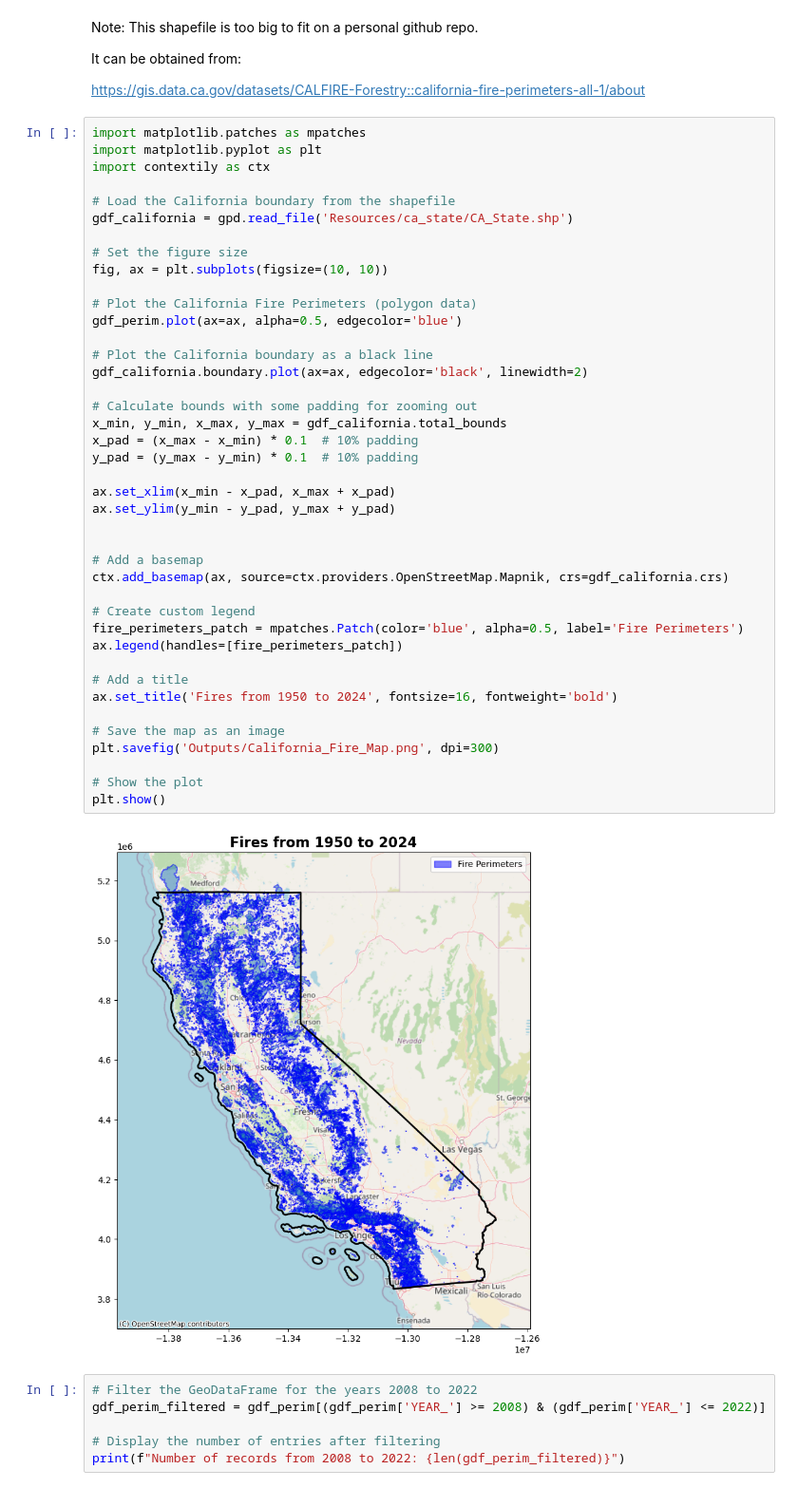
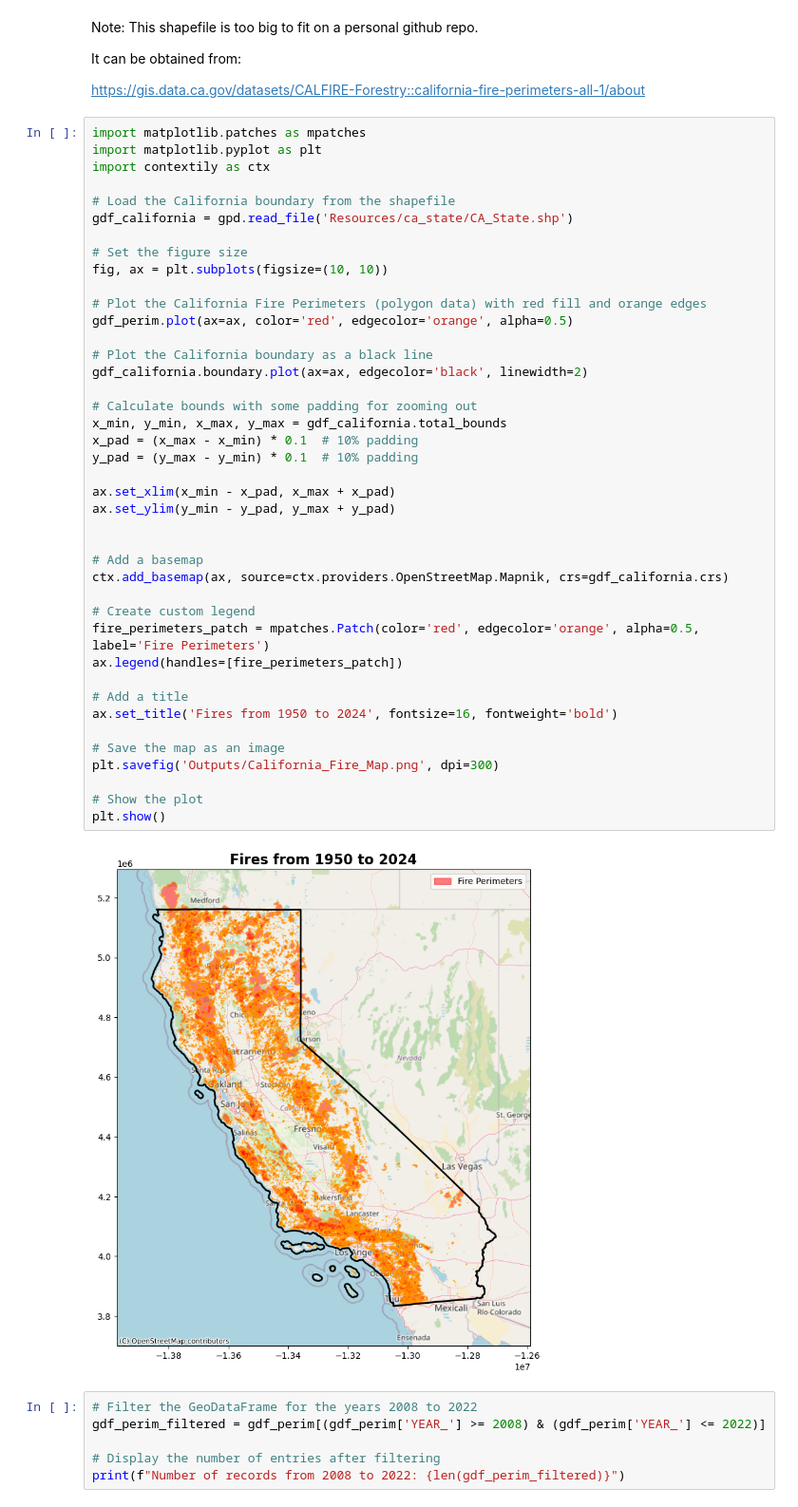
Before and after one commit to LegallyNotBlonde/Fire-Analysis, a Jupyter notebook: FirePerimter_data_extract.ipynb, the cells around one changed output. Shown at 95% size. Cells and saved outputs as stored; diff of their text form.

```diff
--- a/FirePerimter_data_extract.ipynb
+++ b/FirePerimter_data_extract.ipynb
@@ -67,38 +67,38 @@ gdf_california = gpd.read_file('Resources/ca_state/CA_State.shp')
 # Set the figure size
 fig, ax = plt.subplots(figsize=(10, 10))
 
-# Plot the California Fire Perimeters (polygon data)
-gdf_perim.plot(ax=ax, alpha=0.5, edgecolor='blue')
+# Plot the California Fire Perimeters (polygon data) with red fill and orange edges
+gdf_perim.plot(ax=ax, color='red', edgecolor='orange', alpha=0.5)
 
 # Plot the California boundary as a black line
 gdf_california.boundary.plot(ax=ax, edgecolor='black', linewidth=2)
 
 # Calculate bounds with some padding for zooming out
 x_min, y_min, x_max, y_max = gdf_california.total_bounds
 x_pad = (x_max - x_min) * 0.1  # 10% padding
 y_pad = (y_max - y_min) * 0.1  # 10% padding
 
 ax.set_xlim(x_min - x_pad, x_max + x_pad)
 ax.set_ylim(y_min - y_pad, y_max + y_pad)
 
 
 # Add a basemap
 ctx.add_basemap(ax, source=ctx.providers.OpenStreetMap.Mapnik, crs=gdf_california.crs)
 
 # Create custom legend
-fire_perimeters_patch = mpatches.Patch(color='blue', alpha=0.5, label='Fire Perimeters')
+fire_perimeters_patch = mpatches.Patch(color='red', edgecolor='orange', alpha=0.5, label='Fire Perimeters')
 ax.legend(handles=[fire_perimeters_patch])
 
 # Add a title
 ax.set_title('Fires from 1950 to 2024', fontsize=16, fontweight='bold')
 
 # Save the map as an image
 plt.savefig('Outputs/California_Fire_Map.png', dpi=300)
 
 # Show the plot
 plt.show()
 # %% [output]
-[figure, old version]
+[figure, new version]
 # %%
 # Filter the GeoDataFrame for the years 2008 to 2022
 gdf_perim_filtered = gdf_perim[(gdf_perim['YEAR_'] >= 2008) & (gdf_perim['YEAR_'] <= 2022)]
```
Also changed, not shown: parts of 4 cells of this notebook, 2 other files.
